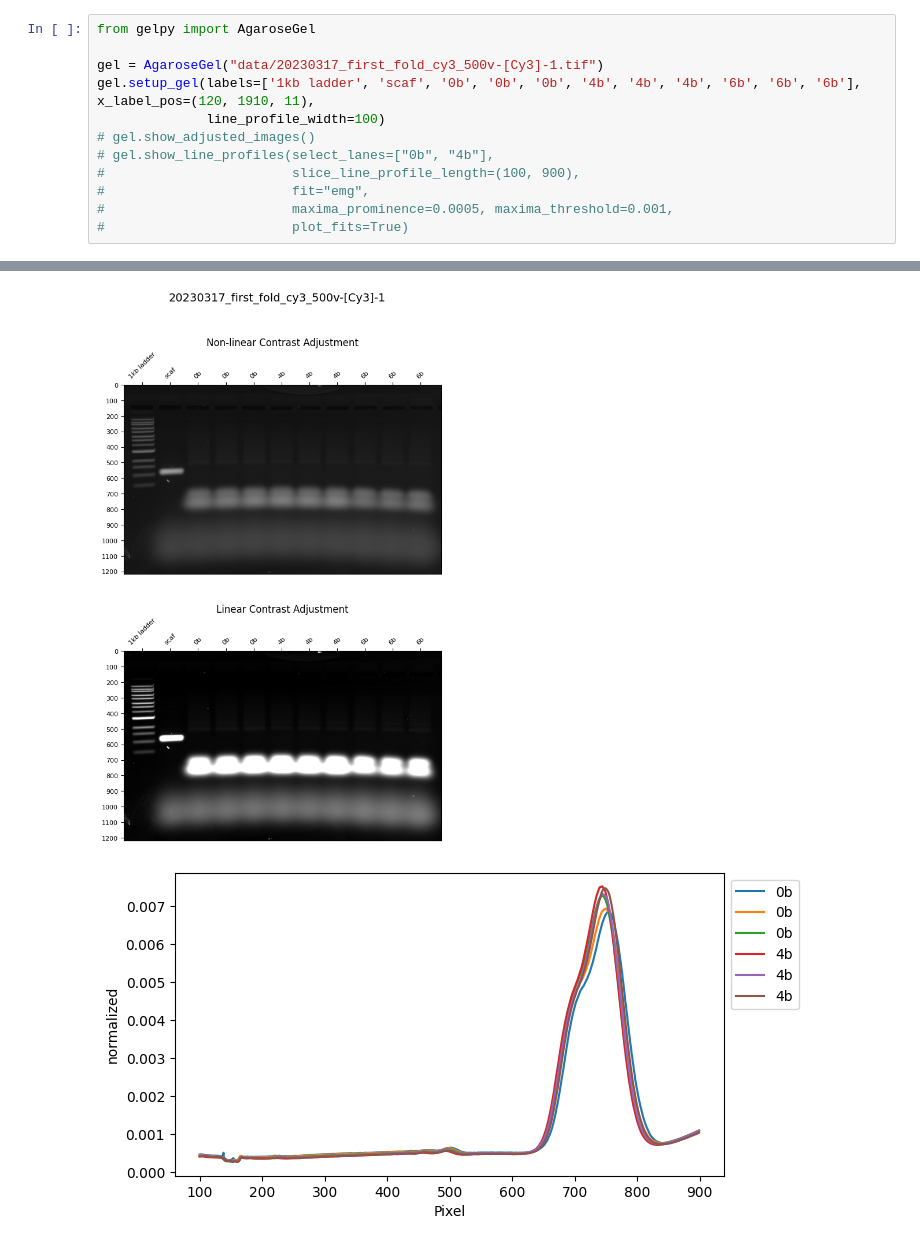
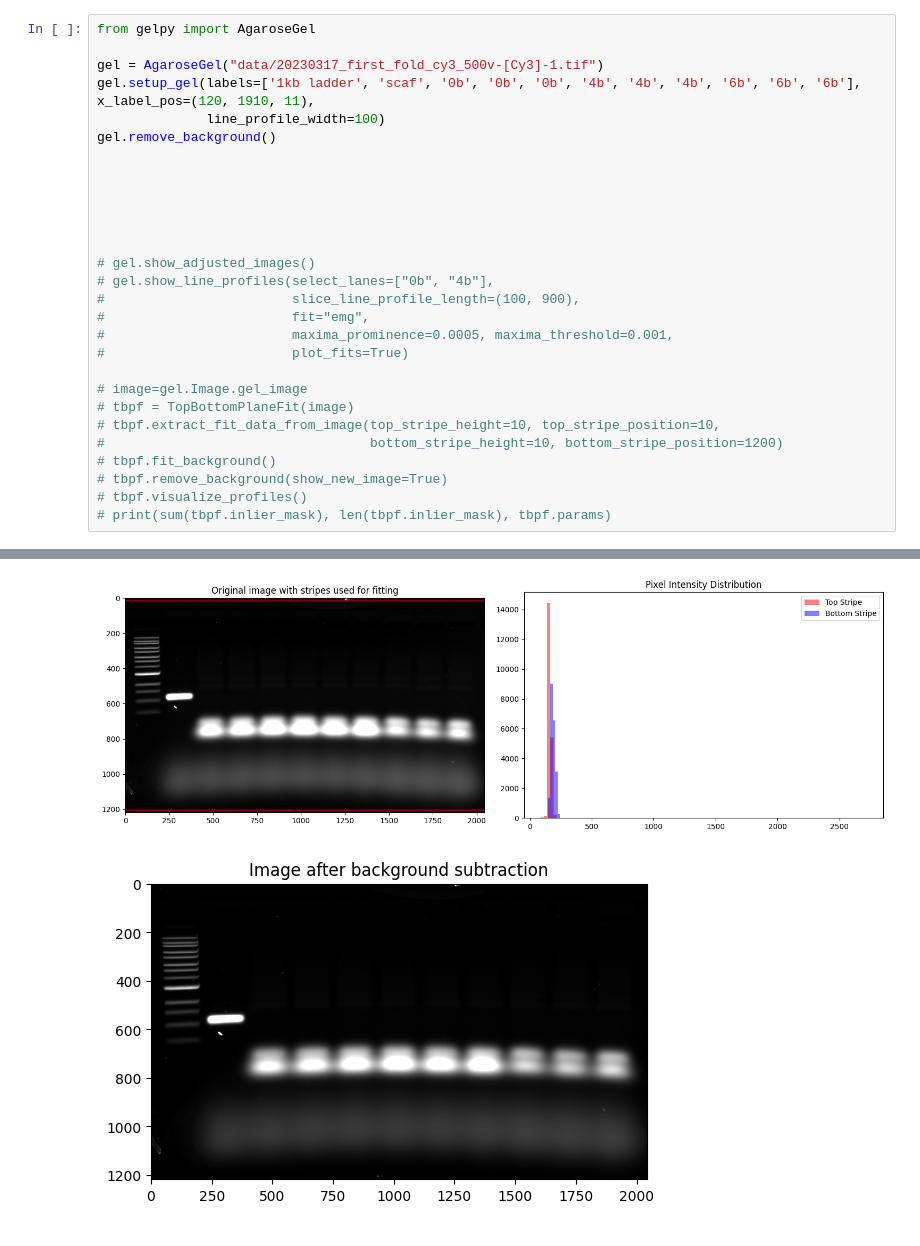
Before and after one commit to ckarfusehr/gelpy, a Jupyter notebook: examples/process_simple_gel.ipynb, the cells around one changed output, grey strips where cells are left out. Saved outputs shown, nothing was run; the diff lists cells and outputs as text.

```diff
--- a/examples/process_simple_gel.ipynb
+++ b/examples/process_simple_gel.ipynb
@@ -4,10 +4,26 @@ from gelpy import AgaroseGel
 gel = AgaroseGel("data/20230317_first_fold_cy3_500v-[Cy3]-1.tif")
 gel.setup_gel(labels=['1kb ladder', 'scaf', '0b', '0b', '0b', '4b', '4b', '4b', '6b', '6b', '6b'], x_label_pos=(120, 1910, 11),
               line_profile_width=100)
+gel.remove_background()
+
+
+
+
+
+
 # gel.show_adjusted_images()
 # gel.show_line_profiles(select_lanes=["0b", "4b"],
 #                        slice_line_profile_length=(100, 900),
 #                        fit="emg",
 #                        maxima_prominence=0.0005, maxima_threshold=0.001,
 #                        plot_fits=True)
+
+# image=gel.Image.gel_image
+# tbpf = TopBottomPlaneFit(image)
+# tbpf.extract_fit_data_from_image(top_stripe_height=10, top_stripe_position=10,
+#                                  bottom_stripe_height=10, bottom_stripe_position=1200)
+# tbpf.fit_background()
+# tbpf.remove_background(show_new_image=True)
+# tbpf.visualize_profiles()
+# print(sum(tbpf.inlier_mask), len(tbpf.inlier_mask), tbpf.params)
 # %% [output]
@@ -51,3 +30,3 @@ opt_params_for_ind_plot: [6.18520779e-01 6.62202782e+02 2.88908258e+01 2.7548099
 [figure]
-[figure, old version]
+[figure, new version]
-[figure, old version]
+[figure, new version]
```
Also changed, not shown: parts of 4 cells of this notebook, 1 other file.
